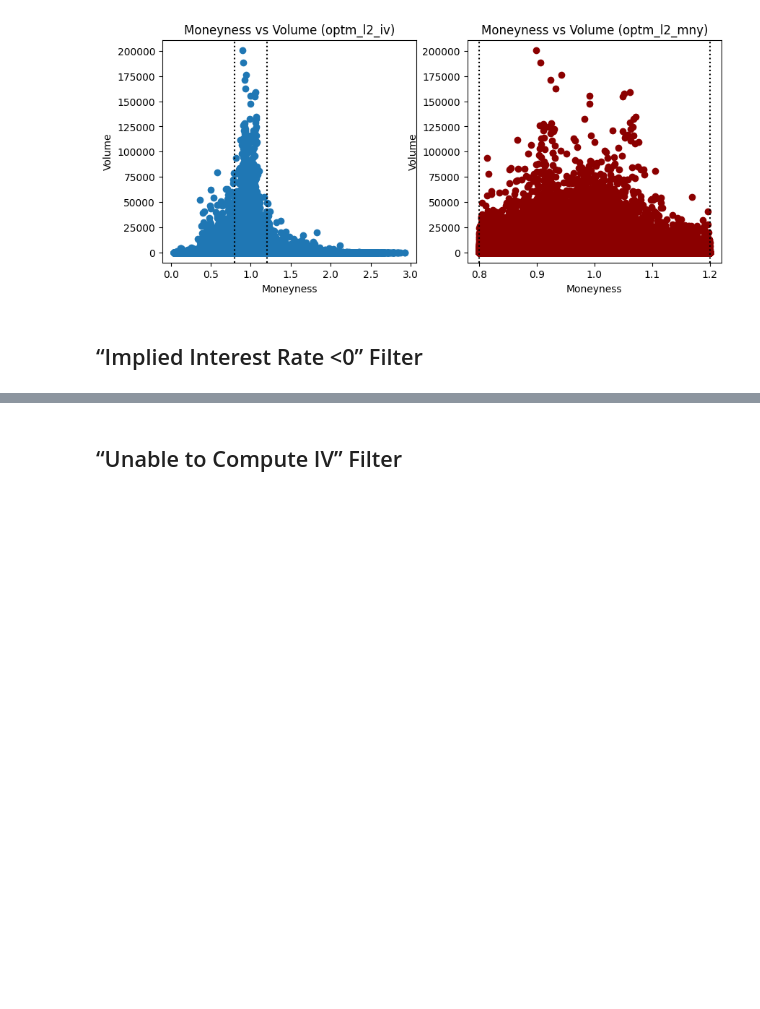
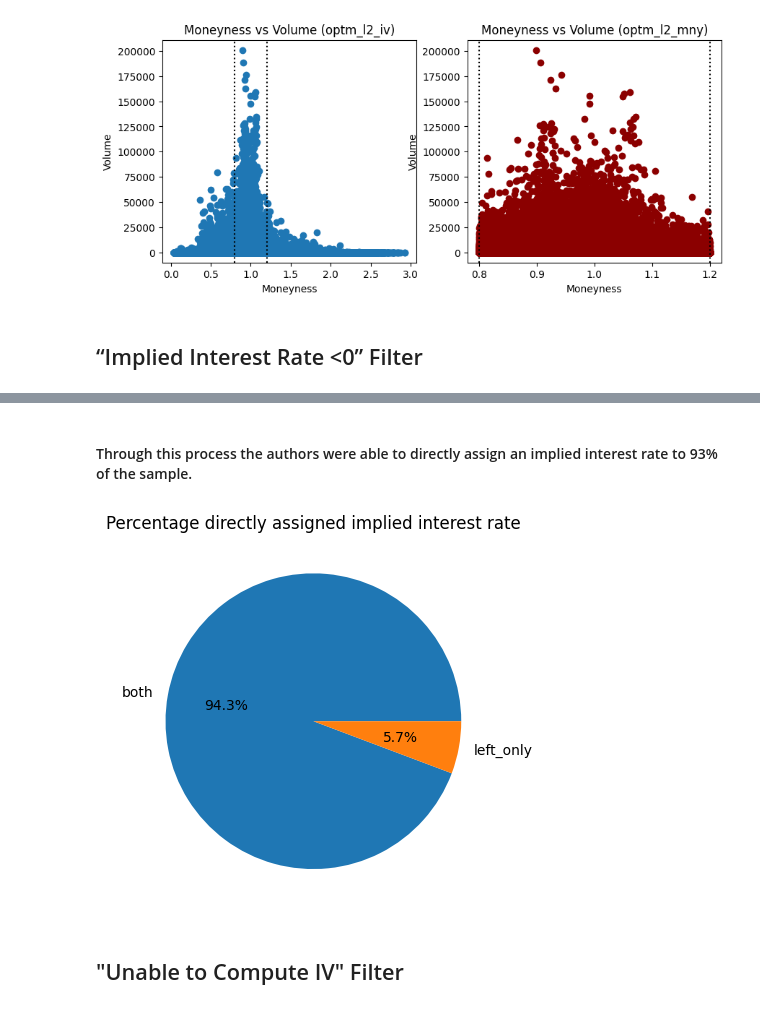
Before and after one commit to harrypandas/finm-32900_final_project, a Jupyter notebook: notebooks/03_Level02_Filters.ipynb, the cells around one changed output, grey strips where cells are left out. Cells and saved outputs as stored; diff of their text form; code cells hidden in the pictures; blank space fills up the shorter version.

```diff
--- a/notebooks/03_Level02_Filters.ipynb
+++ b/notebooks/03_Level02_Filters.ipynb
@@ -351,2 +296,21 @@ optm_l2_int._merge.value_counts()['both']/optm_l2_int.shape[0]
+# %% [markdown]
+#### Through this process the authors were able to directly assign an implied interest rate to 93% of the sample.
+# %%
+# Calculate the percentage
+percentage_both = optm_l2_int['_merge'].value_counts(normalize=True)['both'] * 100
+percentage_left_only = optm_l2_int['_merge'].value_counts(normalize=True)['left_only'] * 100
+
+# Create a dataframe for plotting
+df_percentage = pd.DataFrame({'Percentage': [percentage_both, percentage_left_only]}, index=['both', 'left_only'])
+
+# Plot the dataframe as a pie chart
+df_percentage.plot(kind='pie', y='Percentage', legend=False, autopct='%1.1f%%')
+plt.ylabel('')
+plt.title('Percentage directly assigned implied interest rate')
+
+# Show the chart
+plt.show()
+# %% [output]
+[figure, added]
 # %% [markdown]
-## “Unable to Compute IV” Filter
+## "Unable to Compute IV" Filter
```
Also changed, not shown: parts of 20 cells of this notebook, 1 other file.
